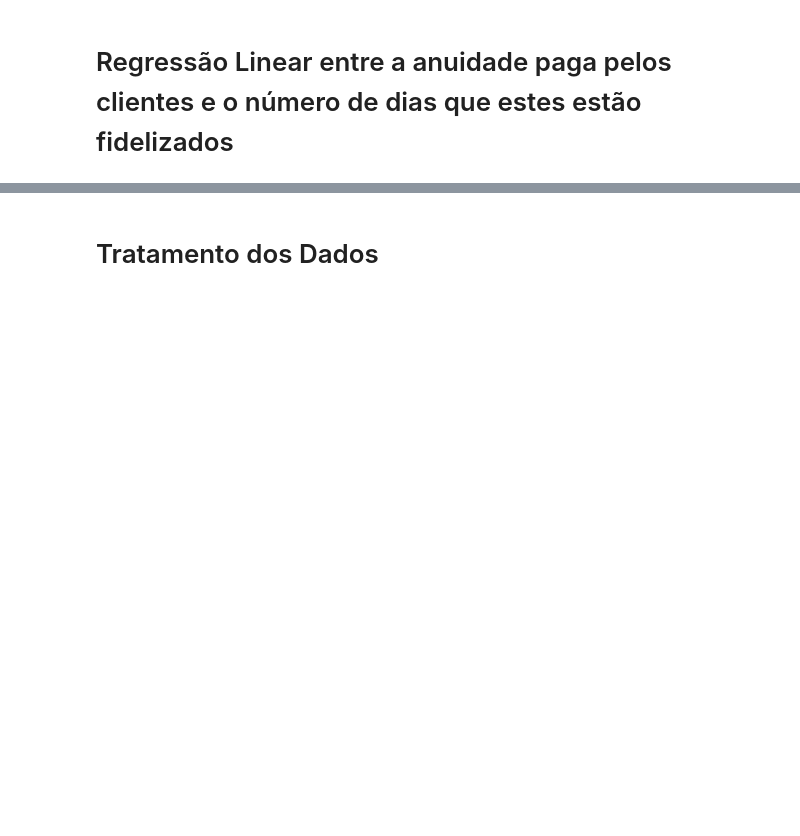
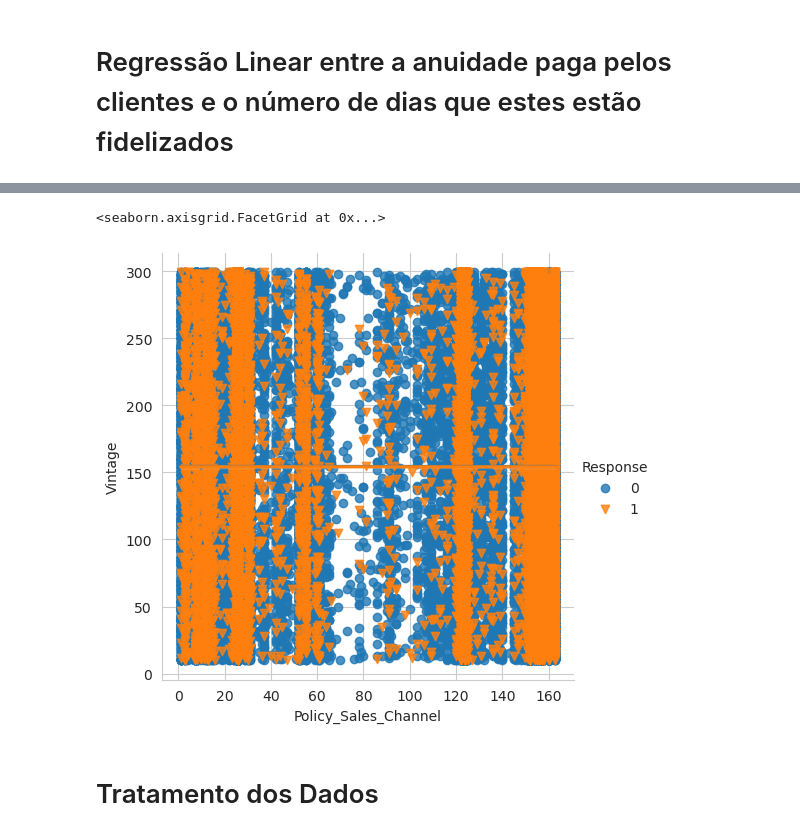
Before and after one commit to gilbertoparente/gilbertoparente, a Jupyter notebook: tp2-ia-l.ipynb, the cells around one changed output, grey strips where cells are left out. Cells and saved outputs as stored; diff of their text form; code cells hidden in the pictures; blank space fills up the shorter version.

```diff
--- a/tp2-ia-l.ipynb
+++ b/tp2-ia-l.ipynb
@@ -200,0 +195,7 @@ sns.lmplot(data=ds_teste, x='Annual_Premium', y='Vintage')
+# %%
+sns.set_style('whitegrid')
+sns.lmplot(x ='Policy_Sales_Channel', y ='Vintage', data = ds_treino,
+           hue ='Response', markers =['o', 'v'])
+# %% [output]
+<seaborn.axisgrid.FacetGrid at 0x...>
+[figure, added]
```
Also changed, not shown: parts of 32 cells of this notebook.
